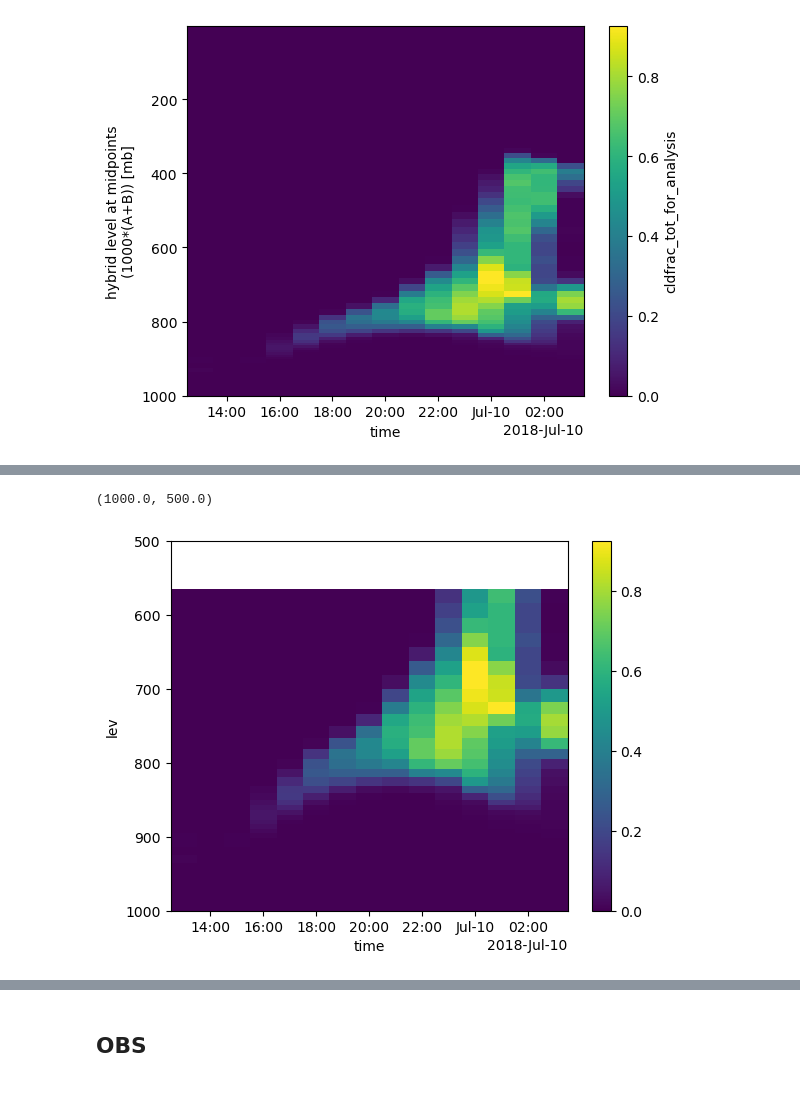
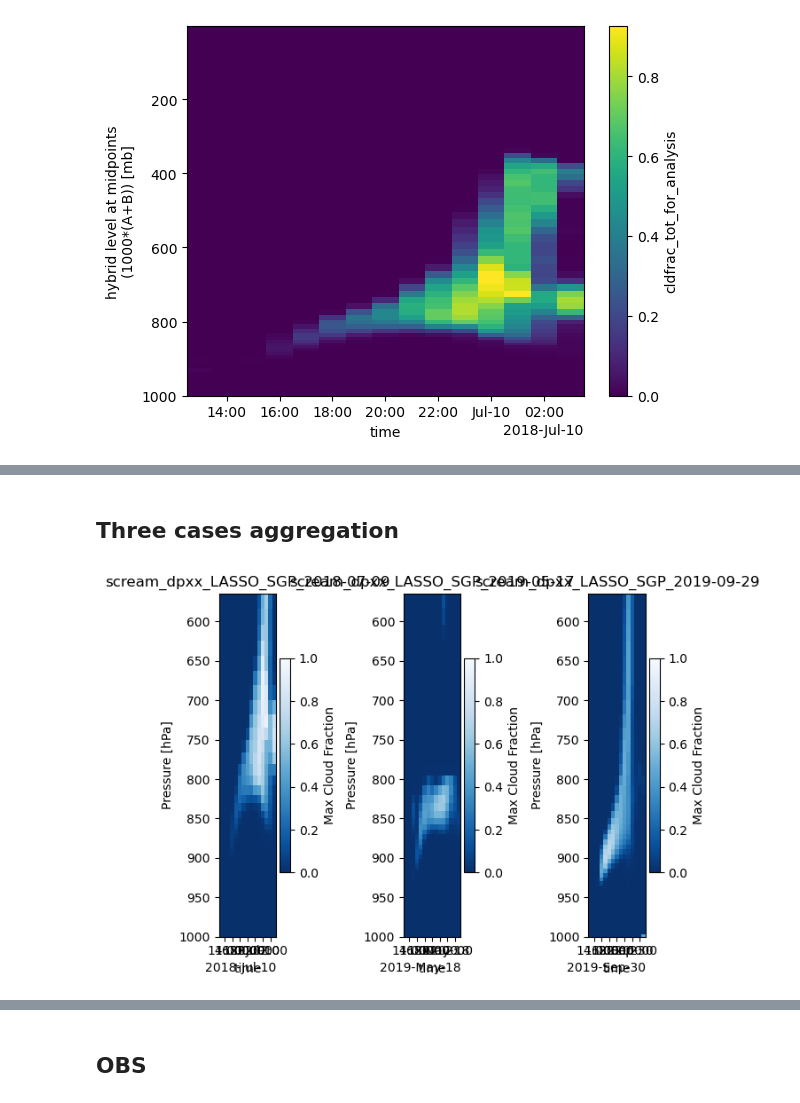
Before and after one commit to magpowell/model_meets_reality_BODS26, a Jupyter notebook: Roger-Playground.ipynb, the cells around one changed output, grey strips where cells are left out. Drawn from its saved outputs; the diff is of its cells as text; code cells hidden in the pictures.

```diff
--- a/Roger-Playground.ipynb
+++ b/Roger-Playground.ipynb
@@ -134,0 +49,10 @@ plt.gca().invert_yaxis()
+# %%
+for i, acase in enumerate(case_path):
+    ax = axes[i]
+
+    full_path = DATA_PATH + acase
+    data_path = glob.glob(full_path + '*fullfield.AVERAGE.nhours_x1*.nc')[0]
+
+    ncfid = xr.open_dataset(data_path)
+
+    print(ncfid.z_mid.time)
@@ -152,12 +90,43 @@ array([38836.152  , 37466.504  , 36352.918  , 35332.45   , 34284.36   ,
     long_name:                elevation above sealevel at level midpoints
     standard_name:            geopotential_height
     cell_methods:             time: mean
+# %% [markdown]
+## Three cases aggregation
+# %%
+import numpy as np
+
+DATA_PATH = r'/data/project/ARM_Summer_School_2026/data/modeling/dpscream/'
+case_path = ['scream_dpxx_LASSO_SGP_2018-07-09',
+             'scream_dpxx_LASSO_SGP_2019-05-17',
+             'scream_dpxx_LASSO_SGP_2019-09-29',]
+
+VMIN = 0
+VMAX = 1
 # %%
-import numpy as np
-low_cloud_frac = xr.where(ncfid.z_mid<=5000, ncfid.cldfrac_tot_for_analysis, np.nan)
-low_cloud_frac.max(dim='ncol').plot(x='time',y='lev',)
-plt.gca().invert_yaxis()
-plt.ylim([1000,500])
+# plt.subplots(1,3,figsize=(12,6))
+for i, acase in enumerate(case_path):
+# for acase in [case_path[0]]:
+    plt.subplot(1,3,i+1)
+    full_path = DATA_PATH + acase
+    data_path = glob.glob(full_path + '*fullfield.AVERAGE.nhours_x1*.nc')[0]
+
+    ncfid     = xr.open_dataset(data_path)
+    time      = ncfid['time']
+    cf        = ncfid['cldfrac_tot_for_analysis'].mean(dim=['ncol'])
+    zmid      = ncfid['z_mid'].mean(dim=['time','ncol']).values/1e3
+
+    low_cloud_frac = xr.where(ncfid.z_mid<=5000, ncfid.cldfrac_tot_for_analysis, np.nan)
+    # low_cloud_frac_filter = xr.where(low_cloud_frac <= 0, np.nan, low_cloud_frac)
+    low_cloud_frac.max(dim='ncol').plot(x='time',y='lev',
+                                   cmap='Blues_r',
+                                   cbar_kwargs={"label": "Max Cloud Fraction"},
+                                    vmin = VMIN, vmax = VMAX
+                                   )
+    plt.gca().invert_yaxis()
+    plt.ylabel("Pressure [hPa]")
+    plt.ylim([1000,565])
+    plt.title(f"{case_path[i]}")
+
+plt.tight_layout()
 # %% [output]
-(1000.0, 500.0)
-[figure, old version]
+[figure, new version]
```
Also changed, not shown: parts of 34 cells of this notebook, 17 other files.
